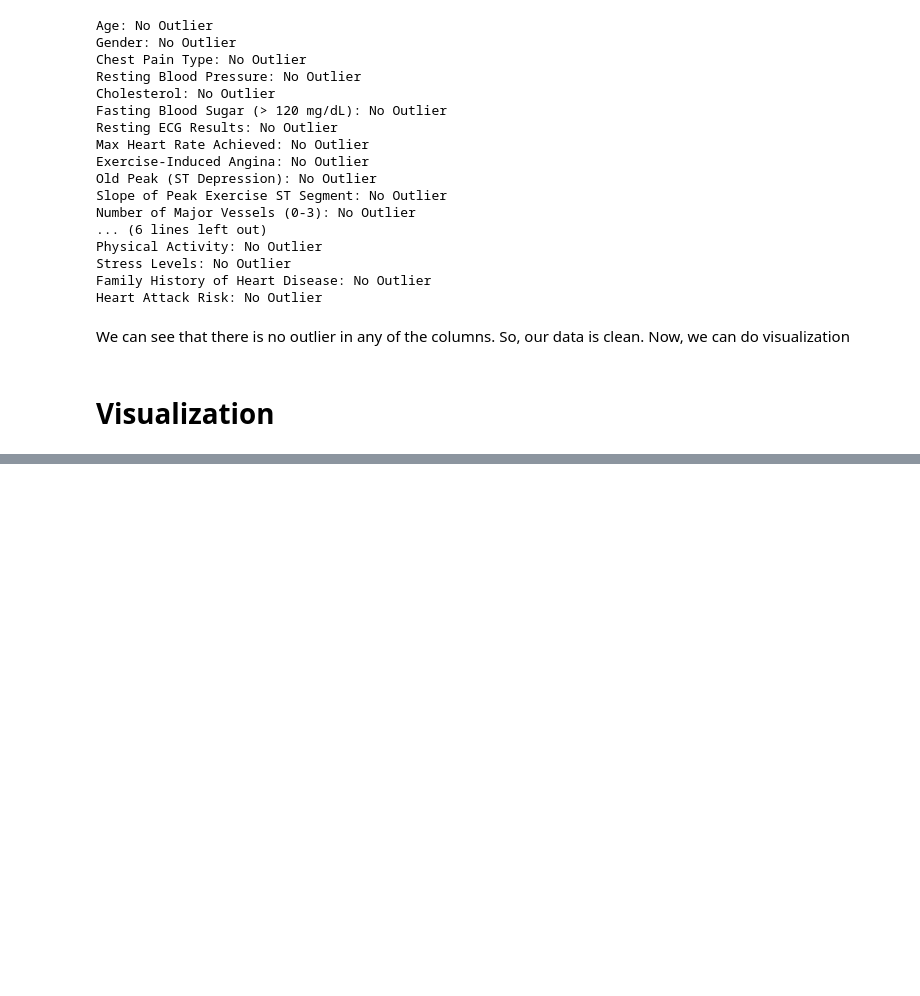
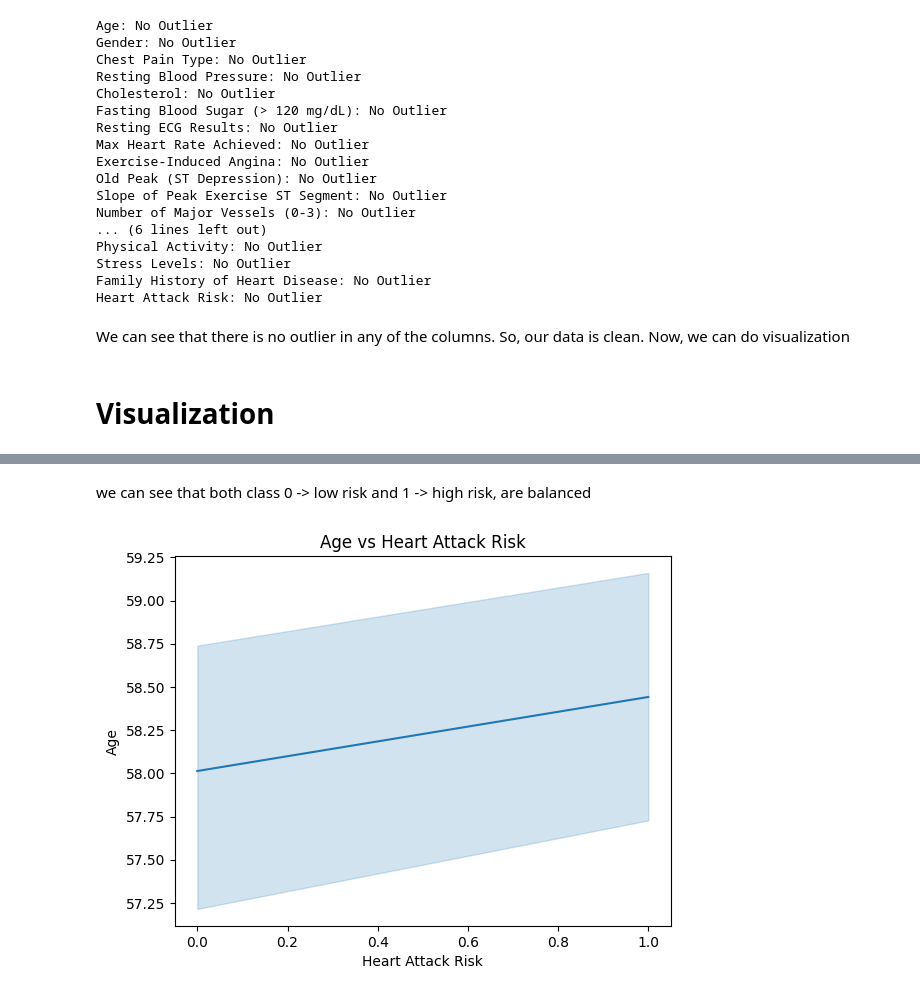
Before and after one commit to abhishekp-786/Heart-Attack-Risk-Prediction-Model, a Jupyter notebook: project.ipynb, the cells around one changed output, grey strips where cells are left out. Cells and saved outputs as stored; diff of their text form; code cells hidden in the pictures; blank space fills up the shorter version.

```diff
--- a/project.ipynb
+++ b/project.ipynb
@@ -151,0 +159,9 @@ Now, we can do visualization
+# %% [markdown]
+we can see that both class 0 -> low risk and 1 -> high risk, are balanced
+# %%
+# to see attack risk accoring to age
+sns.lineplot(x='Heart Attack Risk', y='Age', data=data)
+plt.title("Age vs Heart Attack Risk")
+plt.show()
+# %% [output]
+[figure, added]
```
Also changed, not shown: parts of 31 cells of this notebook.
